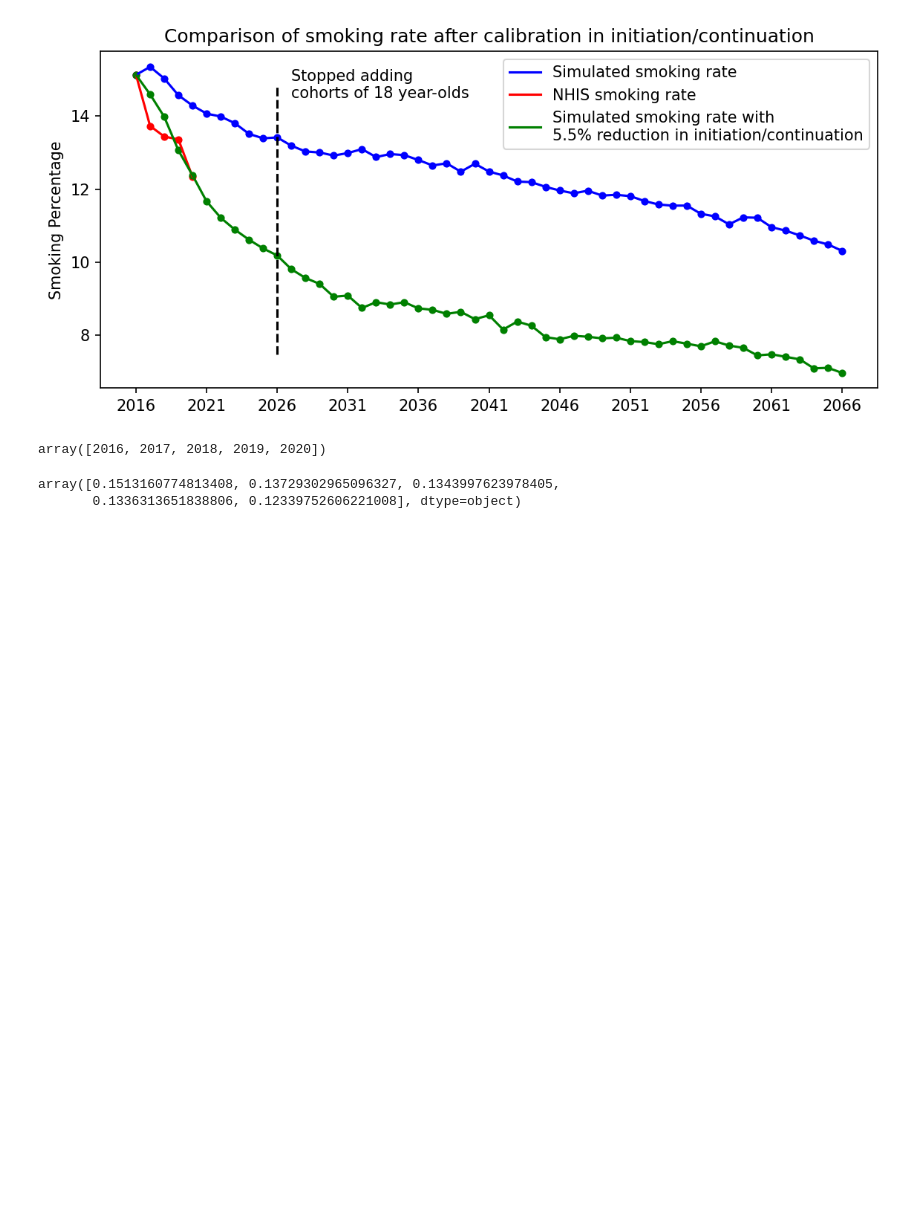
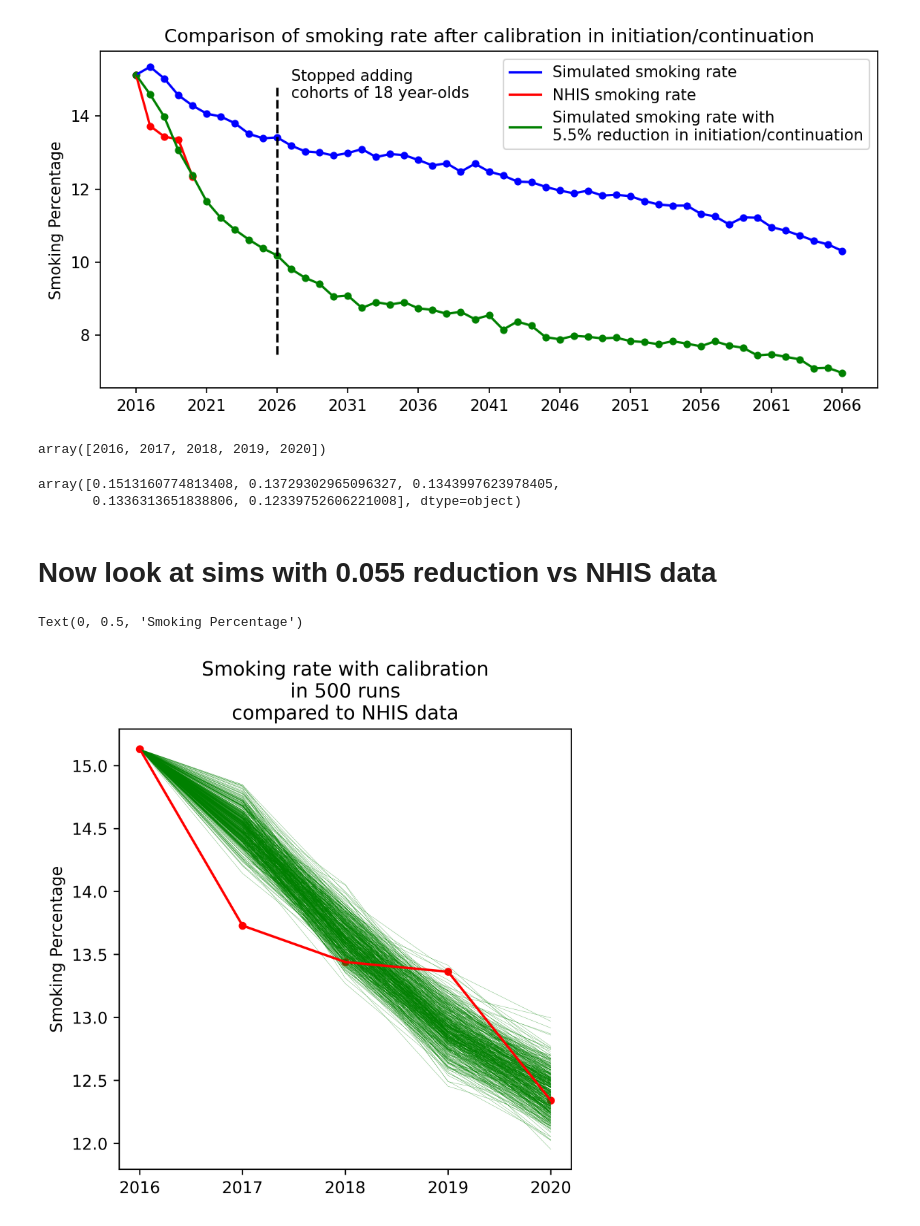
Before and after one commit to tapphughesn/menthol-model, a Jupyter notebook: mentholmodel/compare_sim_to_NHIS.ipynb, the cells around one changed output. Cells and saved outputs as stored; diff of their text form; code cells hidden in the pictures; blank space fills up the shorter version.

```diff
--- a/mentholmodel/compare_sim_to_NHIS.ipynb
+++ b/mentholmodel/compare_sim_to_NHIS.ipynb
@@ -103,3 +103,5 @@ target_arr
 # %% [output]
 array([0.1513160774813408, 0.13729302965096327, 0.1343997623978405,
        0.1336313651838806, 0.12339752606221008], dtype=object)
+# %% [markdown]
+# Now look at sims with 0.055 reduction vs NHIS data
@@ -105,0 +111,27 @@ array([0.1513160774813408, 0.13729302965096327, 0.1343997623978405,
+# %%
+calibrated_sims = glob("../../nhis_calib_outputs/numpy_arrays/*")
+
+fig, ax = plt.subplots(1,1,figsize=(5,5),dpi=500)
+start = 2016
+end = 2021
+x0 = np.arange(start,end)
+x1 = np.arange(2016, 2021)
+ax.set_xticks(np.arange(start, end, 1))
+arrs = []
+for f in calibrated_sims:
+    arr = np.load(f)
+    arr = np.sum(arr, axis=(1,2))
+    smoking_percents = np.sum(arr[:,2:4], axis=1) / np.sum(arr[:,0:5], axis=1)
+    arrs.append(smoking_percents)
+    ax.plot(x0, smoking_percents * 100, c='g', linewidth=0.1)
+
+sleep(1)
+ax.plot(x1, target_arr * 100, c='r')
+# ax.plot(x0, adjs[:end-start] * 100, c='g')
+ax.scatter(x1, target_arr * 100, c='r', s=15)
+# ax.scatter(x0, adjs[:end-start] * 100, c='g', s=15)
+plt.title(f"Smoking rate with calibration\nin {len(arrs)} runs\ncompared to NHIS data")
+ax.set_ylabel("Smoking Percentage")
+# %% [output]
+Text(0, 0.5, 'Smoking Percentage')
+[figure, added]
```
Also changed, not shown: parts of 1 cell of this notebook, 7 other files.
